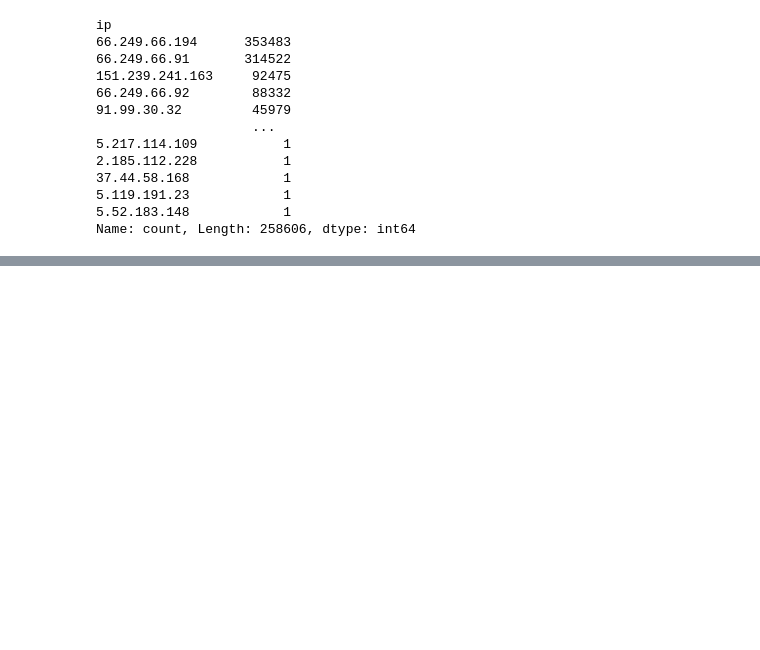
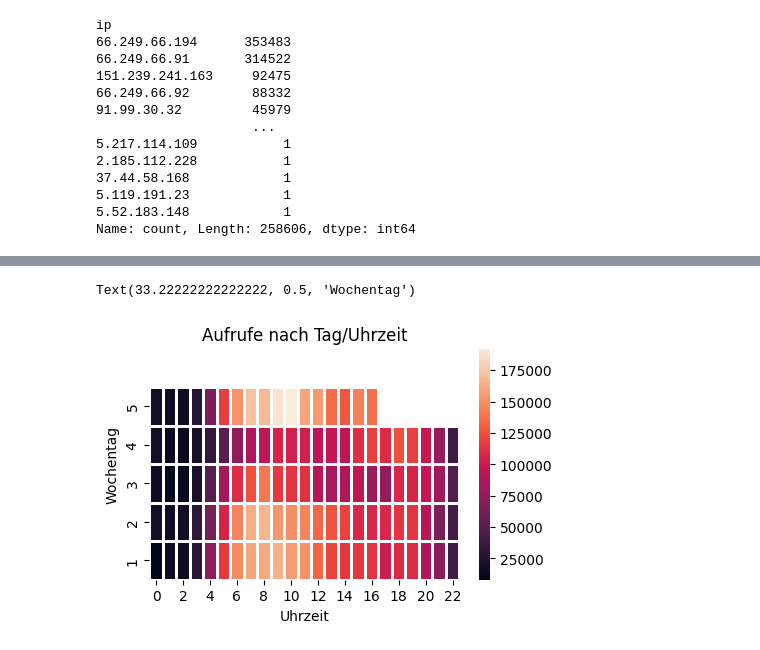
Before and after one commit to Flenz42/HSD-DAW-Pandas-SS23, a Jupyter notebook: project.ipynb, the cells around one changed output, grey strips where cells are left out. Cells and saved outputs as stored; diff of their text form; code cells hidden in the pictures; blank space fills up the shorter version.

```diff
--- a/project.ipynb
+++ b/project.ipynb
@@ -111,0 +149,23 @@ Name: count, Length: 258606, dtype: int64
+# %%
+# Wochentag und Tageszeit einlesen
+access_log['weekday'] = access_log['time'].dt.weekday
+access_log['daytime'] = access_log['time'].dt.hour
+
+daytime_access = access_log.groupby(['weekday', 'daytime']).size().to_frame(name = 'count').reset_index()
+
+fig, ax = plt.subplots(1, 1, figsize = (5, 3))
+df_wide = daytime_access.pivot_table(index='weekday',columns='daytime',values='count', aggfunc=lambda x:x)
+heatmap = sns.heatmap(df_wide, linewidths=1.0,ax=ax)
+
+ax.set_xlim(0, 23)
+ax.set_ylim(0, 6)
+# ax.set_yticks(range(0, 7), ['Mo', 'Di', 'Mi', 'Do', 'Fr', 'Sa', 'So'])
+
+heatmap.set_title('Aufrufe nach Tag/Uhrzeit')
+heatmap.set_xlabel('Uhrzeit')
+heatmap.set_ylabel('Wochentag')
+
+# 1 => Dienstag
+# %% [output]
+Text(33.22222222222222, 0.5, 'Wochentag')
+[figure, added]
```
Also changed, not shown: parts of 17 cells of this notebook, 2 other files.
